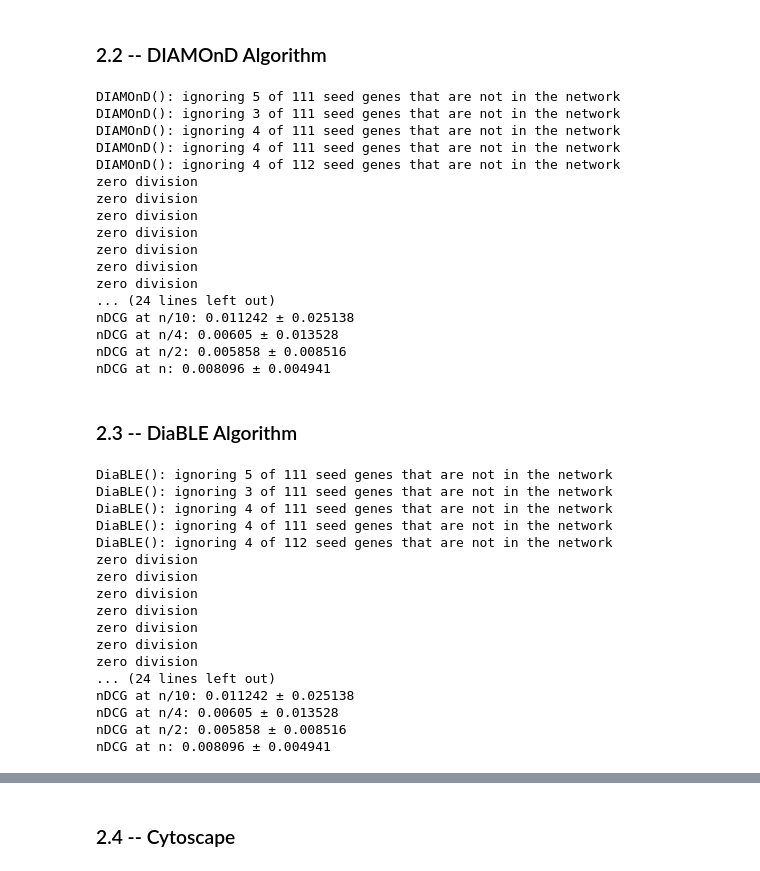
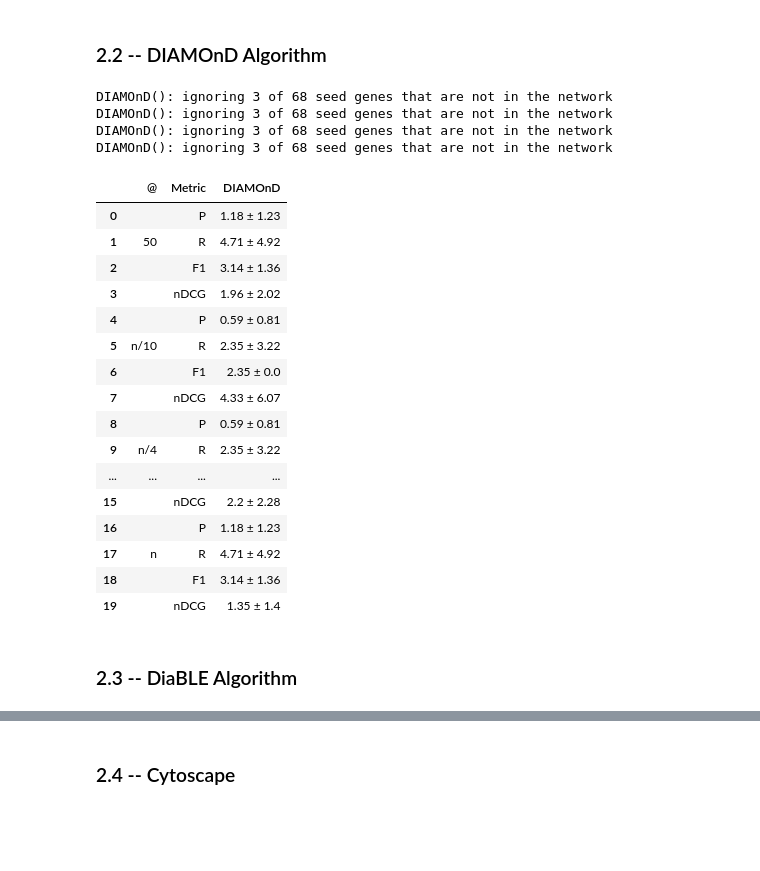
Before and after one commit to BI-TeamProject/Final_project, a Jupyter notebook: main.ipynb, the cells around one changed output, grey strips where cells are left out. Drawn from its saved outputs; the diff is of its cells as text; code cells hidden in the pictures; blank space fills up the shorter version.

```diff
--- a/main.ipynb
+++ b/main.ipynb
@@ -118,44 +114,29 @@ Precision: 0.0717 --- Recall: 0.007697 --- F1 Score: 0.013902
 # %% [markdown]
 ### 2.2 -- DIAMOnD Algorithm
 # %%
-hga.return_metrics("DIAMOnD", pgenes_sub_graph, hs_disease_genes, ds_genes_train, ds_genes_test, print_flag=True)
+results_df = hga.return_metrics("DIAMOnD", pgenes_sub_graph, hs_disease_genes, ds_genes_train, ds_genes_test, print_flag=False)
+results_df[["@",'Metric',"DIAMOnD"]]
 # %% [output]
-DIAMOnD(): ignoring 5 of 111 seed genes that are not in the network
-DIAMOnD(): ignoring 3 of 111 seed genes that are not in the network
-DIAMOnD(): ignoring 4 of 111 seed genes that are not in the network
-DIAMOnD(): ignoring 4 of 111 seed genes that are not in the network
-DIAMOnD(): ignoring 4 of 112 seed genes that are not in the network
-zero division
-zero division
-zero division
-zero division
-zero division
-zero division
-zero division
-... (24 lines left out)
-nDCG at n/10: 0.011242 ± 0.025138
-nDCG at n/4: 0.00605 ± 0.013528
-nDCG at n/2: 0.005858 ± 0.008516
-nDCG at n: 0.008096 ± 0.004941
+DIAMOnD(): ignoring 3 of 68 seed genes that are not in the network
+DIAMOnD(): ignoring 3 of 68 seed genes that are not in the network
+DIAMOnD(): ignoring 3 of 68 seed genes that are not in the network
+DIAMOnD(): ignoring 3 of 68 seed genes that are not in the network
+|  | @ | Metric | DIAMOnD |
+| 0 |  | P | 1.18 ± 1.23 |
+| 1 | 50 | R | 4.71 ± 4.92 |
+| 2 |  | F1 | 3.14 ± 1.36 |
+| 3 |  | nDCG | 1.96 ± 2.02 |
+| 4 |  | P | 0.59 ± 0.81 |
+| 5 | n/10 | R | 2.35 ± 3.22 |
+| 6 |  | F1 | 2.35 ± 0.0 |
+| 7 |  | nDCG | 4.33 ± 6.07 |
+| 8 |  | P | 0.59 ± 0.81 |
+| 9 | n/4 | R | 2.35 ± 3.22 |
+| ... | ... | ... | ... |
+| 15 |  | nDCG | 2.2 ± 2.28 |
+| 16 |  | P | 1.18 ± 1.23 |
+| 17 | n | R | 4.71 ± 4.92 |
+| 18 |  | F1 | 3.14 ± 1.36 |
+| 19 |  | nDCG | 1.35 ± 1.4 |
 # %% [markdown]
 ### 2.3 -- DiaBLE Algorithm
-# %%
-hga.return_metrics("DiaBLE", pgenes_sub_graph, hs_disease_genes, ds_genes_train, ds_genes_test, print_flag=True)
-# %% [output]
-DiaBLE(): ignoring 5 of 111 seed genes that are not in the network
-DiaBLE(): ignoring 3 of 111 seed genes that are not in the network
-DiaBLE(): ignoring 4 of 111 seed genes that are not in the network
-DiaBLE(): ignoring 4 of 111 seed genes that are not in the network
-DiaBLE(): ignoring 4 of 112 seed genes that are not in the network
-zero division
-zero division
-zero division
-zero division
-zero division
-zero division
-zero division
-... (24 lines left out)
-nDCG at n/10: 0.011242 ± 0.025138
-nDCG at n/4: 0.00605 ± 0.013528
-nDCG at n/2: 0.005858 ± 0.008516
-nDCG at n: 0.008096 ± 0.004941
```
Also changed, not shown: parts of 22 cells of this notebook, 4 other files.
